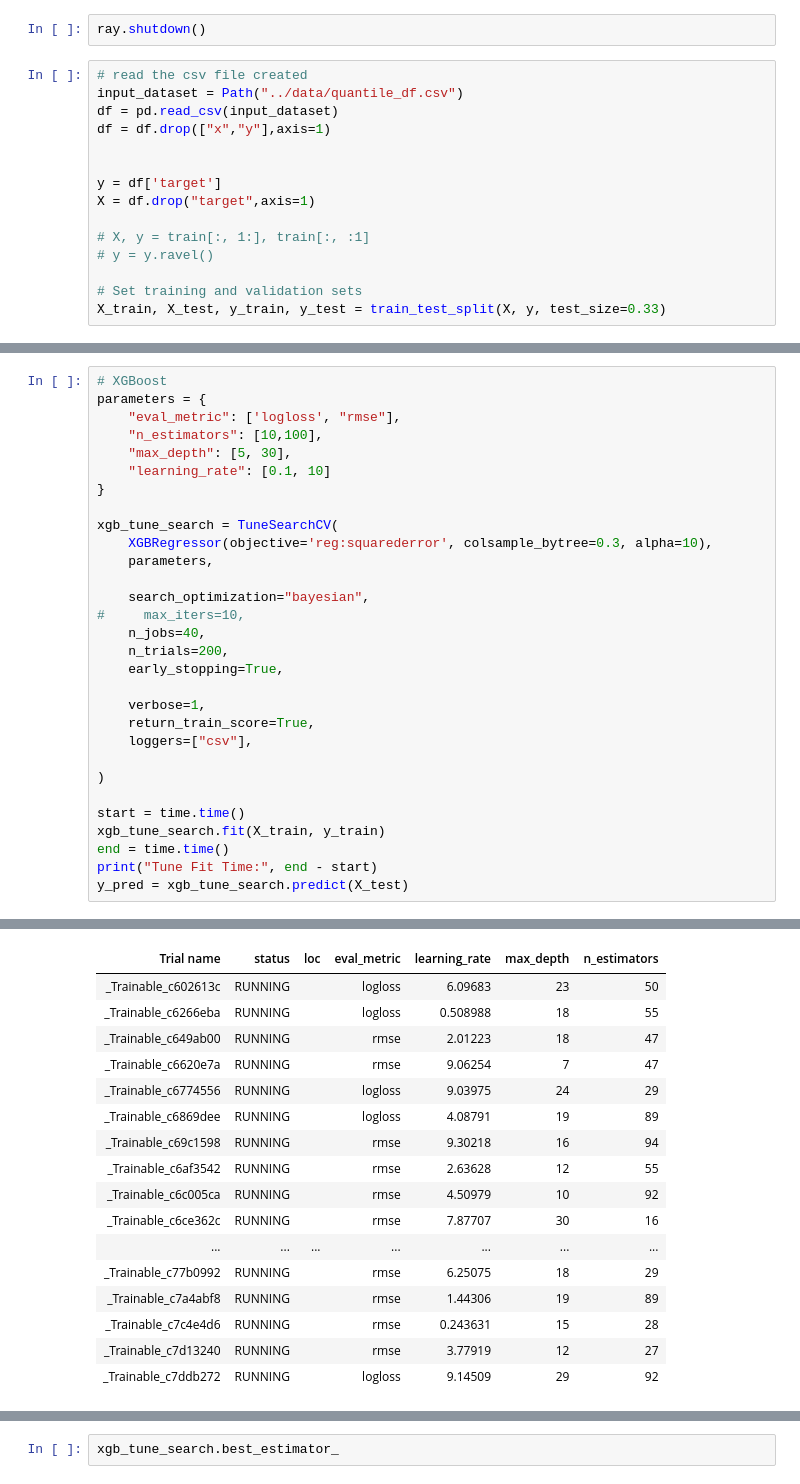
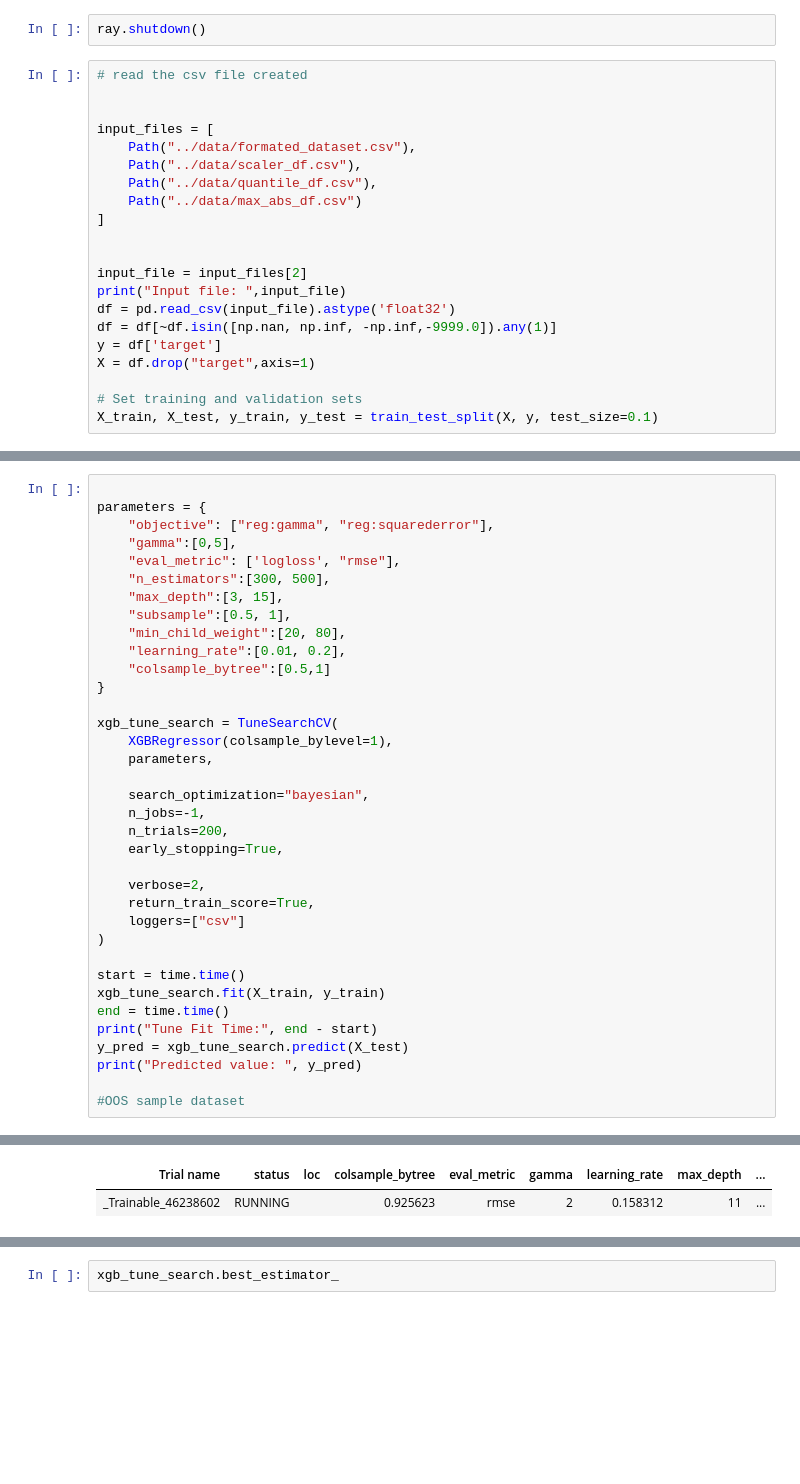
Before and after one commit to sheecegardezi/uncoverml, a Jupyter notebook: notebook/Bayesian Search.ipynb, the cells around one changed output, grey strips where cells are left out. Cells and saved outputs as stored; diff of their text form; blank space fills up the shorter version.

```diff
--- a/notebook/Bayesian Search.ipynb
+++ b/notebook/Bayesian Search.ipynb
@@ -66,16 +66,22 @@ ray.init(address='auto', _redis_password='5241590000000000')
 ray.shutdown()
 # %%
 # read the csv file created
-input_dataset = Path("../data/quantile_df.csv")
-df = pd.read_csv(input_dataset)
-df = df.drop(["x","y"],axis=1)
 
 
+input_files = [
+    Path("../data/formated_dataset.csv"),
+    Path("../data/scaler_df.csv"),
+    Path("../data/quantile_df.csv"),
+    Path("../data/max_abs_df.csv")
+]
+
+
+input_file = input_files[2]
+print("Input file: ",input_file)
+df = pd.read_csv(input_file).astype('float32')
+df = df[~df.isin([np.nan, np.inf, -np.inf,-9999.0]).any(1)]
 y = df['target']
 X = df.drop("target",axis=1)
 
-# X, y = train[:, 1:], train[:, :1]
-# y = y.ravel()
-
 # Set training and validation sets
-X_train, X_test, y_train, y_test = train_test_split(X, y, test_size=0.33)
+X_train, X_test, y_train, y_test = train_test_split(X, y, test_size=0.1)
@@ -82,26 +90,29 @@ X_train, X_test, y_train, y_test = train_test_split(X, y, test_size=0.33)
 # %%
-# XGBoost
+
 parameters = {
+    "objective": ["reg:gamma", "reg:squarederror"],
+    "gamma":[0,5],
     "eval_metric": ['logloss', "rmse"],
-    "n_estimators": [10,100],
-    "max_depth": [5, 30],
-    "learning_rate": [0.1, 10]
+    "n_estimators":[300, 500],
+    "max_depth":[3, 15],
+    "subsample":[0.5, 1],
+    "min_child_weight":[20, 80],
+    "learning_rate":[0.01, 0.2],
+    "colsample_bytree":[0.5,1]
 }
 
 xgb_tune_search = TuneSearchCV(
-    XGBRegressor(objective='reg:squarederror', colsample_bytree=0.3, alpha=10),
+    XGBRegressor(colsample_bylevel=1),
     parameters,
 
     search_optimization="bayesian",
-#     max_iters=10,
-    n_jobs=40,
+    n_jobs=-1,
     n_trials=200,
     early_stopping=True,
 
-    verbose=1,
+    verbose=2,
     return_train_score=True,
-    loggers=["csv"],
-
+    loggers=["csv"]
 )
 
 start = time.time()
@@ -109,4 +120,7 @@ xgb_tune_search.fit(X_train, y_train)
 end = time.time()
 print("Tune Fit Time:", end - start)
 y_pred = xgb_tune_search.predict(X_test)
+print("Predicted value: ", y_pred)
+
+#OOS sample dataset
 # %% [output]
@@ -119,17 +135,2 @@ Number of trials: 38/200 (38 RUNNING)
-| Trial name | status | loc | eval_metric | learning_rate | max_depth | n_estimators |
-| _Trainable_c602613c | RUNNING |  | logloss | 6.09683 | 23 | 50 |
-| _Trainable_c6266eba | RUNNING |  | logloss | 0.508988 | 18 | 55 |
-| _Trainable_c649ab00 | RUNNING |  | rmse | 2.01223 | 18 | 47 |
-| _Trainable_c6620e7a | RUNNING |  | rmse | 9.06254 | 7 | 47 |
-| _Trainable_c6774556 | RUNNING |  | logloss | 9.03975 | 24 | 29 |
-| _Trainable_c6869dee | RUNNING |  | logloss | 4.08791 | 19 | 89 |
-| _Trainable_c69c1598 | RUNNING |  | rmse | 9.30218 | 16 | 94 |
-| _Trainable_c6af3542 | RUNNING |  | rmse | 2.63628 | 12 | 55 |
-| _Trainable_c6c005ca | RUNNING |  | rmse | 4.50979 | 10 | 92 |
-| _Trainable_c6ce362c | RUNNING |  | rmse | 7.87707 | 30 | 16 |
-| ... | ... | ... | ... | ... | ... | ... |
-| _Trainable_c77b0992 | RUNNING |  | rmse | 6.25075 | 18 | 29 |
-| _Trainable_c7a4abf8 | RUNNING |  | rmse | 1.44306 | 19 | 89 |
-| _Trainable_c7c4e4d6 | RUNNING |  | rmse | 0.243631 | 15 | 28 |
-| _Trainable_c7d13240 | RUNNING |  | rmse | 3.77919 | 12 | 27 |
-| _Trainable_c7ddb272 | RUNNING |  | logloss | 9.14509 | 29 | 92 |
+| Trial name | status | loc | colsample_bytree | eval_metric | gamma | learning_rate | max_depth | ... |
+| _Trainable_46238602 | RUNNING |  | 0.925623 | rmse | 2 | 0.158312 | 11 | ... |
```
Also changed, not shown: parts of 8 cells of this notebook, 5 other files.
